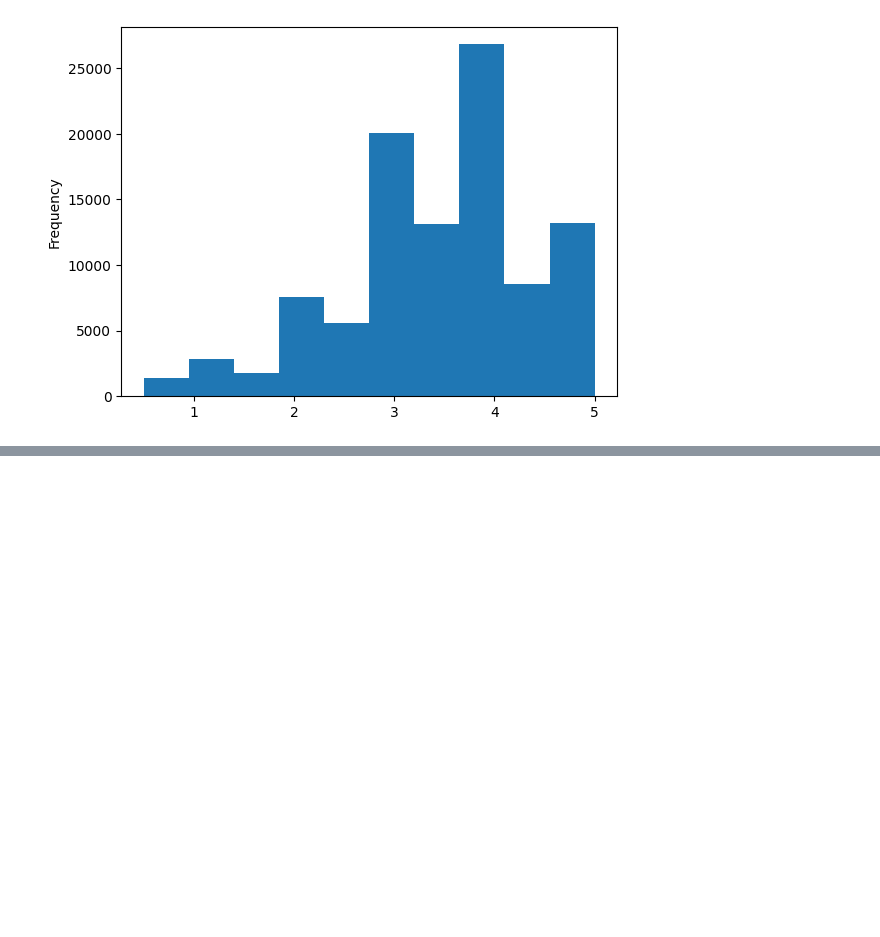
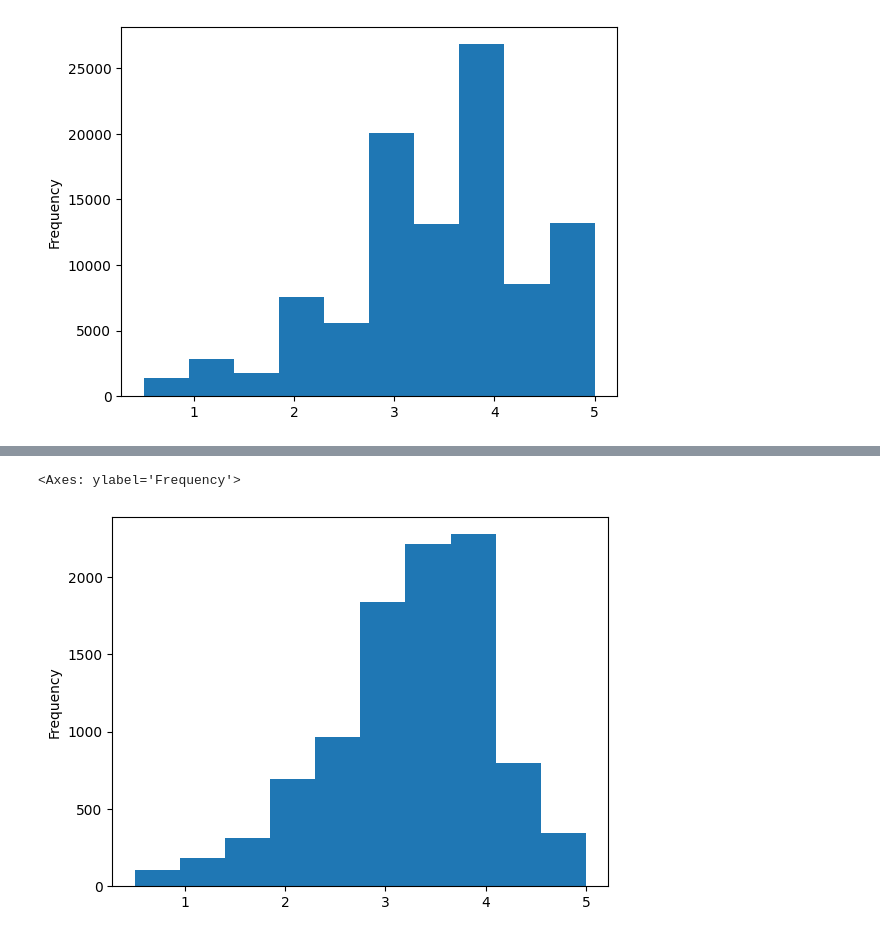
Before and after one commit to henriqueserafin/Senai-DF-Inovatech, a Jupyter notebook: semanaedatarde/dia1.ipynb, the cells around one changed output, grey strips where cells are left out. Saved outputs shown, nothing was run; the diff lists cells and outputs as text; code cells hidden in the pictures; blank space fills up the shorter version.

```diff
--- a/semanaedatarde/dia1.ipynb
+++ b/semanaedatarde/dia1.ipynb
@@ -239,0 +356,2 @@ df_filmes.avaliacao.plot(kind = 'hist')
+# %%
+media_por_filme=df_filmes.groupby('filme_id').mean()['avaliacao']
@@ -239,0 +368,5 @@ df_filmes.avaliacao.plot(kind = 'hist')
+# %%
+media_por_filme.plot(kind='hist')
+# %% [output]
+<Axes: ylabel='Frequency'>
+[figure, added]
```
Also changed, not shown: parts of 33 cells of this notebook, 1 other file.
